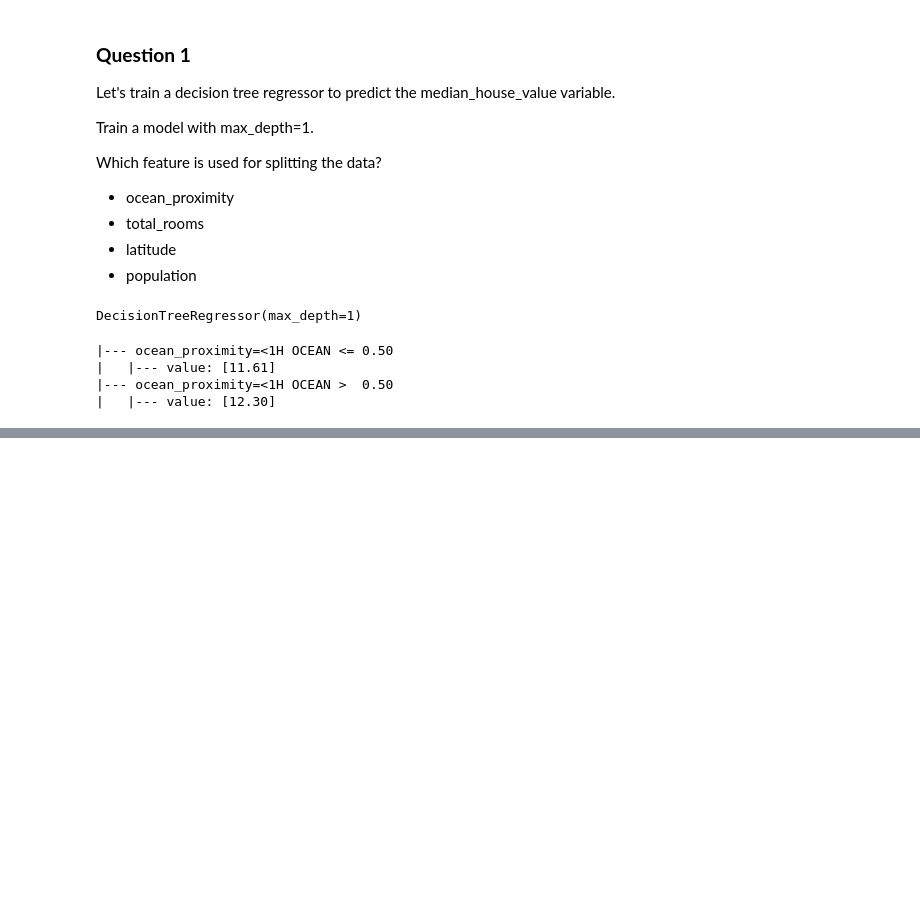
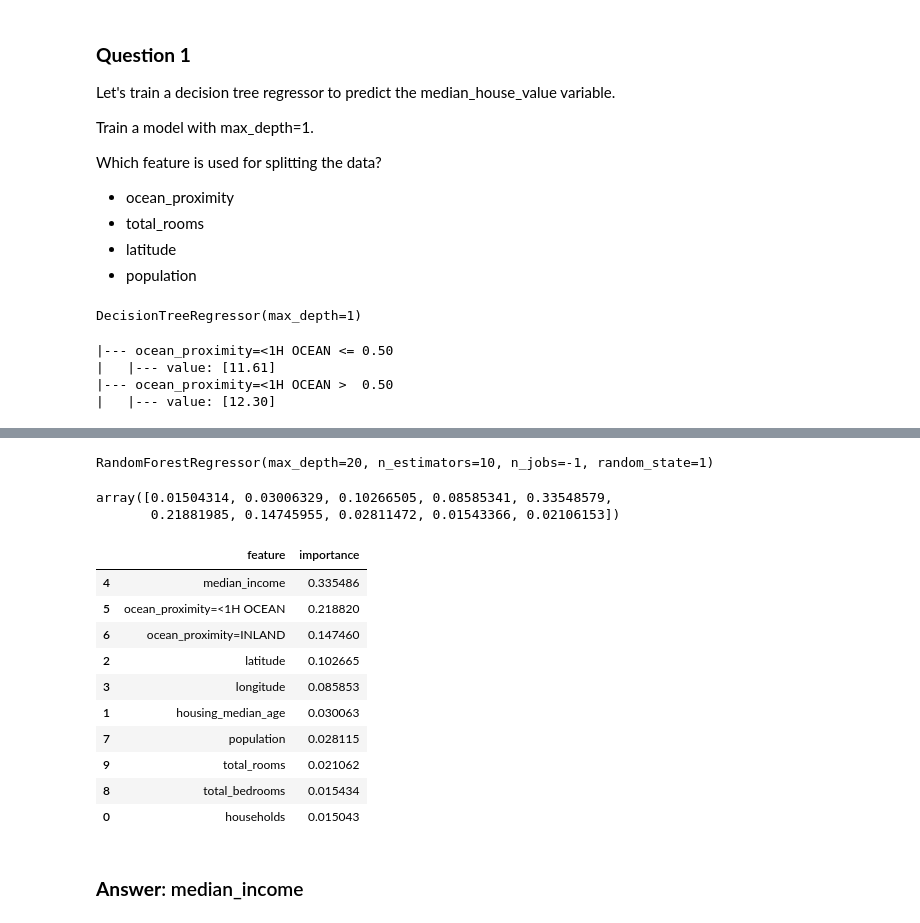
Before and after one commit to BeckMarquez/ML_zoomcamp_2023, a Jupyter notebook: HW_w6_trees.ipynb, the cells around one changed output, grey strips where cells are left out. Saved outputs shown, nothing was run; the diff lists cells and outputs as text; code cells hidden in the pictures; blank space fills up the shorter version.

```diff
--- a/HW_w6_trees.ipynb
+++ b/HW_w6_trees.ipynb
@@ -168,0 +218,3 @@ print(export_text(dt, feature_names=dv.feature_names_))
+# %%
+n_estimators = list(np.arange(10, 210, 10))
+n_estimators
@@ -168,0 +242,7 @@ print(export_text(dt, feature_names=dv.feature_names_))
+# %%
+for elem in n_estimators:
+    rf = RandomForestRegressor(n_estimators=elem, random_state=1, n_jobs=-1)
+    rf.fit(X_train, y_train)
+    y_pred = rf.predict(X_val)
+    rmse = np.sqrt(mean_squared_error(y_val, y_pred))
+    print('%3s -> %.5F' % (elem, rmse))
@@ -168,0 +285,14 @@ print(export_text(dt, feature_names=dv.feature_names_))
+# %%
+scores = []
+
+for m in [10, 15, 20, 25]:
+    for n in range(10, 201, 10):
+        rf = RandomForestRegressor(n_estimators=n, max_depth=m, random_state=1, n_jobs=-1)
+        rf.fit(X_train, y_train)
+
+        y_pred = rf.predict(X_val)
+        score = np.sqrt(mean_squared_error(y_val, y_pred))
+
+        scores.append([m, n, score])
+
+df_scores = pd.DataFrame(scores, columns=['max_depth', 'n_estimators', 'rmse'])
@@ -168,0 +332,29 @@ print(export_text(dt, feature_names=dv.feature_names_))
+# %%
+rf = RandomForestRegressor(n_estimators=10, max_depth=20, random_state=1, n_jobs=-1)
+rf.fit(X_train, y_train)
+# %% [output]
+RandomForestRegressor(max_depth=20, n_estimators=10, n_jobs=-1, random_state=1)
+# %%
+rf.feature_importances_
+# %% [output]
+array([0.01504314, 0.03006329, 0.10266505, 0.08585341, 0.33548579,
+       0.21881985, 0.14745955, 0.02811472, 0.01543366, 0.02106153])
+# %%
+df_importances = pd.DataFrame()
+df_importances['feature'] = dv.feature_names_
+df_importances['importance'] = rf.feature_importances_
+df_importances.sort_values('importance', ascending=False)
+# %% [output]
+|  | feature | importance |
+| 4 | median_income | 0.335486 |
+| 5 | ocean_proximity=<1H OCEAN | 0.218820 |
+| 6 | ocean_proximity=INLAND | 0.147460 |
+| 2 | latitude | 0.102665 |
+| 3 | longitude | 0.085853 |
+| 1 | housing_median_age | 0.030063 |
+| 7 | population | 0.028115 |
+| 9 | total_rooms | 0.021062 |
+| 8 | total_bedrooms | 0.015434 |
+| 0 | households | 0.015043 |
+# %% [markdown]
+### **Answer**: median_income
```
Also changed, not shown: parts of 24 cells of this notebook.
